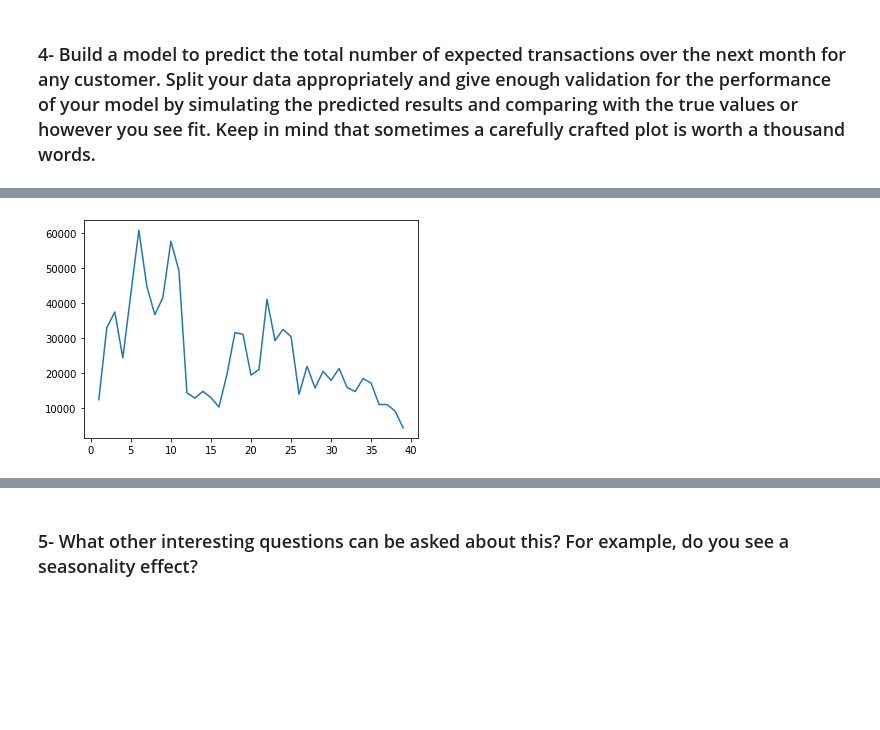
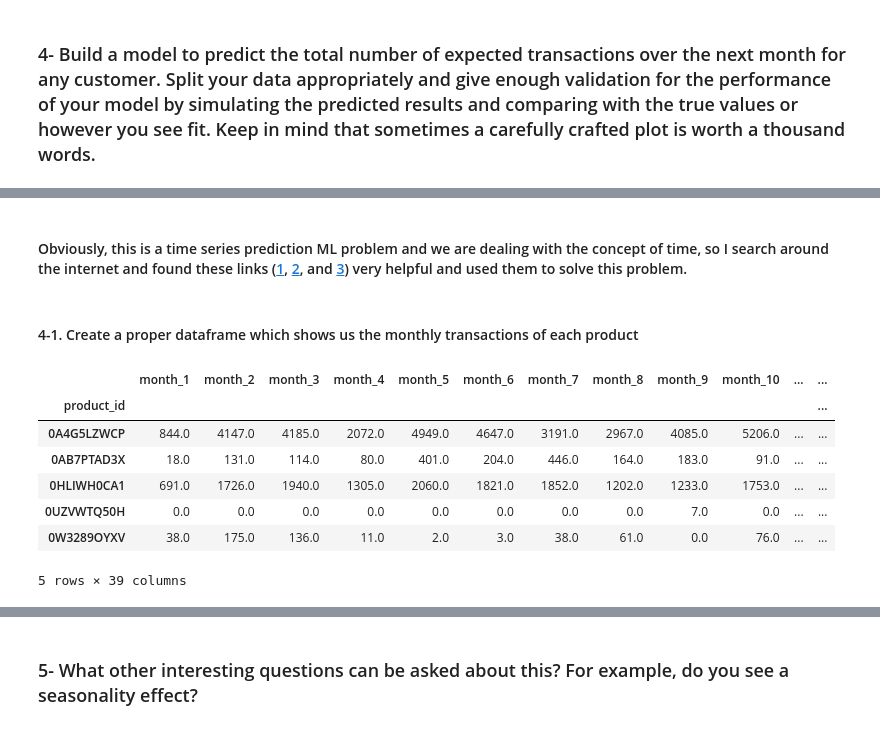
Before and after one commit to halikhani/customer_transactions_history, a Jupyter notebook: DataProcessing.ipynb, the cells around one changed output, grey strips where cells are left out. Saved outputs shown, nothing was run; the diff lists cells and outputs as text; code cells hidden in the pictures; blank space fills up the shorter version.

Commit message:
preprocessing the data for feeding into the ML model

```diff
--- a/DataProcessing.ipynb
+++ b/DataProcessing.ipynb
@@ -102,4 +92,4 @@ def plot_customer_history_transactions(customer_id):
-# %%
-plot_customer_history_transactions(4435859)
-# %% [output]
-[figure, removed]
+# %% [markdown]
+#### Obviously, this is a time series prediction ML problem and we are dealing with the concept of time, so I search around the internet and found  these links ([1](https://towardsdatascience.com/time-series-machine-learning-regression-framework-9ea33929009a), [2](https://towardsdatascience.com/an-end-to-end-project-on-time-series-analysis-and-forecasting-with-python-4835e6bf050b), and [3](https://www.pluralsight.com/guides/machine-learning-for-time-series-data-in-python)) very helpful and used them to solve this problem.
+# %% [markdown]
+#### 4-1. Create a proper dataframe which shows us the monthly transactions of each product
@@ -105,0 +110,12 @@ plot_customer_history_transactions(4435859)
+# %%
+monthly_trans = create_monthly_sale_df()
+monthly_trans.head()
+# %% [output]
+|  | month_1 | month_2 | month_3 | month_4 | month_5 | month_6 | month_7 | month_8 | month_9 | month_10 | ... | ... |
+| product_id |  |  |  |  |  |  |  |  |  |  |  | ... |
+| 0A4G5LZWCP | 844.0 | 4147.0 | 4185.0 | 2072.0 | 4949.0 | 4647.0 | 3191.0 | 2967.0 | 4085.0 | 5206.0 | ... | ... |
+| 0AB7PTAD3X | 18.0 | 131.0 | 114.0 | 80.0 | 401.0 | 204.0 | 446.0 | 164.0 | 183.0 | 91.0 | ... | ... |
+| 0HLIWH0CA1 | 691.0 | 1726.0 | 1940.0 | 1305.0 | 2060.0 | 1821.0 | 1852.0 | 1202.0 | 1233.0 | 1753.0 | ... | ... |
+| 0UZVWTQ50H | 0.0 | 0.0 | 0.0 | 0.0 | 0.0 | 0.0 | 0.0 | 0.0 | 7.0 | 0.0 | ... | ... |
+| 0W3289OYXV | 38.0 | 175.0 | 136.0 | 11.0 | 2.0 | 3.0 | 38.0 | 61.0 | 0.0 | 76.0 | ... | ... |
+5 rows × 39 columns
```
Also changed, not shown: parts of 6 cells of this notebook.
